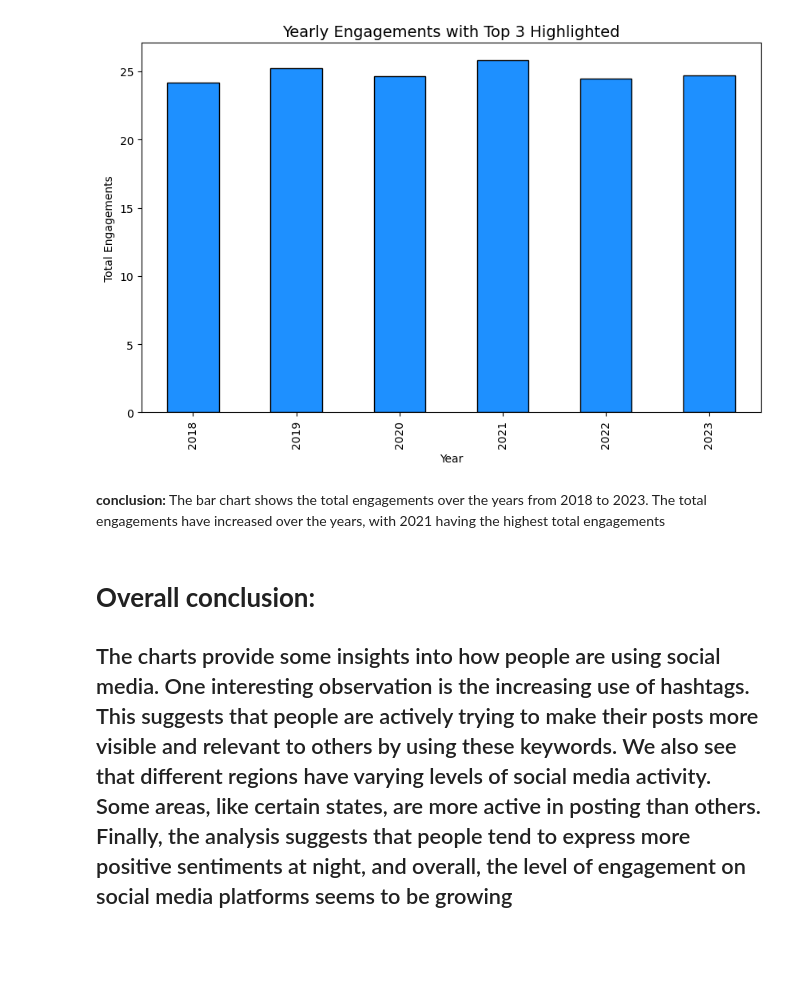
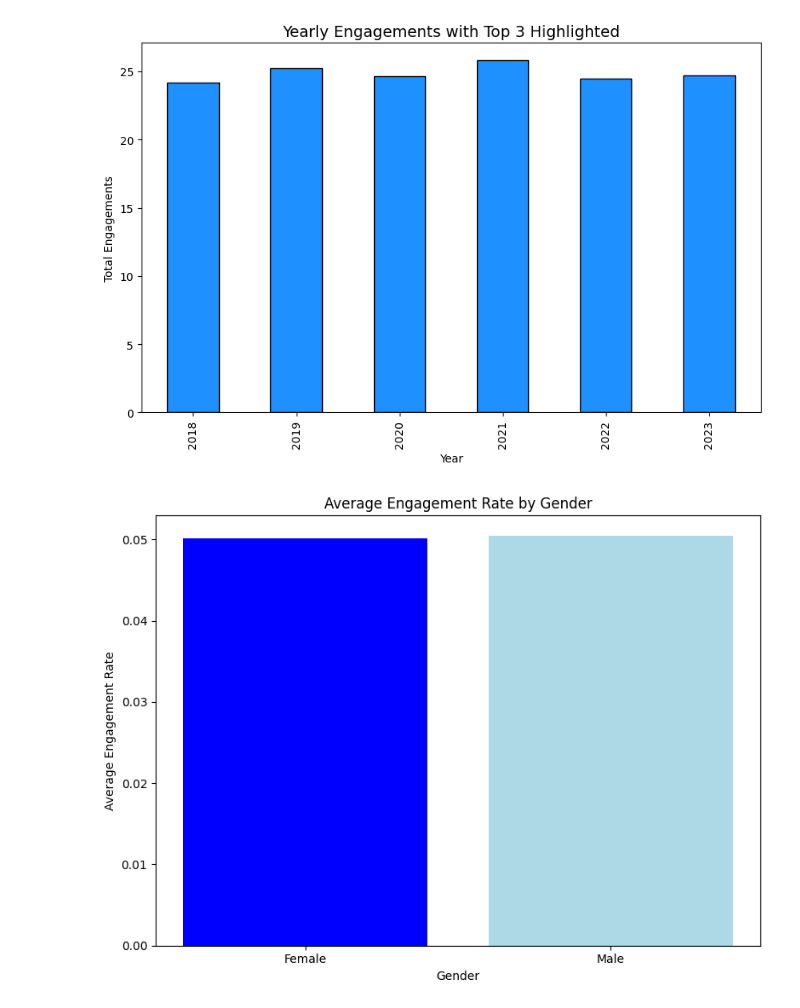
Before and after one commit to DevnarayanTiwari/Social-Media-Sentiment-Analysis, a Jupyter notebook: SocialMediaSentimentAnalysis.ipynb, the cells around one changed output. Saved outputs shown, nothing was run; the diff lists cells and outputs as text; code cells hidden in the pictures; blank space fills up the shorter version.

```diff
--- a/SocialMediaSentimentAnalysis.ipynb
+++ b/SocialMediaSentimentAnalysis.ipynb
@@ -6,6 +4,6 @@ import numpy as np
 import matplotlib.pyplot as plt
 import seaborn as sns
 
-df = pd.read_csv('/content/social_media_sentiment_dataset.csv')
+df = pd.read_csv('/content/social_media_sentiment_dataset (1).csv')
 print(df)
 # %% [output]
@@ -489,9 +467,22 @@ Year
 2023    24.692075
 Name: Engagement_Rate, dtype: float64
 [figure]
-# %% [markdown]
-**conclusion:** The bar chart shows the total engagements over the years from 2018 to 2023. The total engagements have increased over the years, with 2021 having the highest total engagements
-# %% [markdown]
-# **Overall conclusion:**
-
-## The charts provide some insights into how people are using social media. One interesting observation is the increasing use of hashtags. This suggests that people are actively trying to make their posts more visible and relevant to others by using these keywords. We also see that different regions have varying levels of social media activity. Some areas, like certain states, are more active in posting than others. Finally, the analysis suggests that people tend to express more positive sentiments at night, and overall, the level of engagement on social media platforms seems to be growing
+# %%
+import pandas as pd
+import matplotlib.pyplot as plt
+
+# Group data by Gender and calculate the mean of Engagement_Rate
+gender_activity = df.groupby('Gender').agg({'Engagement_Rate': 'mean'}).reset_index()
+
+# Plotting the bar chart for Engagement_Rate
+plt.figure(figsize=(8, 6))
+plt.bar(gender_activity['Gender'], gender_activity['Engagement_Rate'], color=['blue', 'lightblue'])
+plt.title('Average Engagement Rate by Gender')
+plt.xlabel('Gender')
+plt.ylabel('Average Engagement Rate')
+
+# Show the plot
+plt.tight_layout()
+plt.show()
+# %% [output]
+[figure, added]
```
Also changed, not shown: parts of 21 cells of this notebook.
